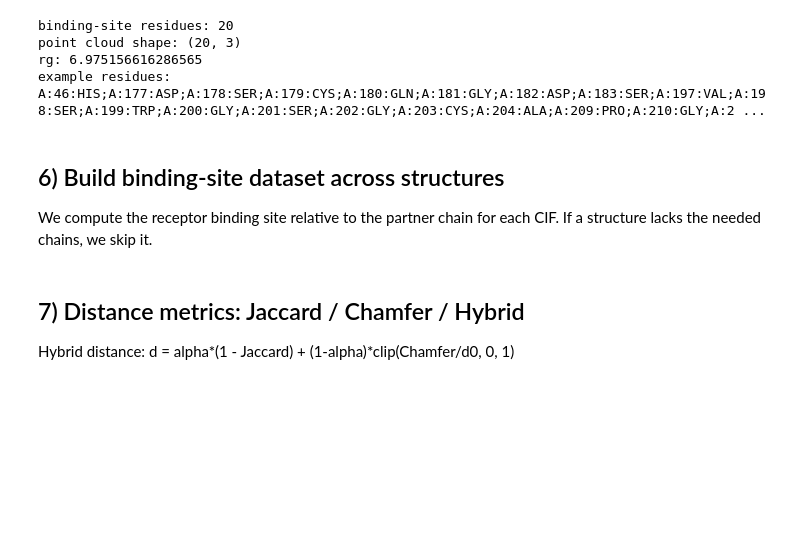
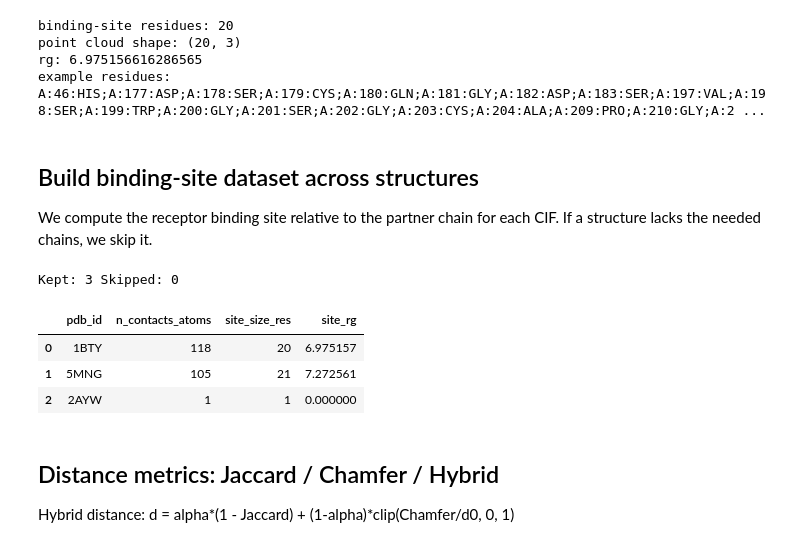
Before and after one commit to WenyueDai/Playground_biotite_atomworks_small, a Jupyter notebook: 20260201_enzyme_binding_cluster.ipynb, the cells around one changed output. Cells and saved outputs as stored; diff of their text form; code cells hidden in the pictures; blank space fills up the shorter version.

Commit message:
biotite atom2svg

```diff
--- a/20260201_enzyme_binding_cluster.ipynb
+++ b/20260201_enzyme_binding_cluster.ipynb
@@ -255,23 +288,12 @@ def _norm_ins(x):
     return '' if (x is None or str(x).strip() == '') else str(x)
 
 def residue_keys(atom_array):
-    cats = set(atom_array.get_annotation_categories())
-    if "ins_code" in cats:
-        ins = [_norm_ins(x) for x in atom_array.ins_code]
-    else:
-        ins = [""] * len(atom_array)
-    # Return a plain Python list of tuples (hashable, predictable)
+    ins = [_norm_ins(x) for x in atom_array.ins_code]
     return list(zip(map(str, atom_array.chain_id), map(int, atom_array.res_id), ins))
 
-
-def binding_site_repr(receptor: struc.AtomArray, receptor_contact_mask: np.ndarray) -> dict:
-    cats = set(receptor.get_annotation_categories())
-    has_resn = 'res_name' in cats
-    has_ins = 'ins_code' in cats
-
+def binding_site_repr(receptor, receptor_contact_mask):
     keys = residue_keys(receptor)  # list[tuple]
     hit = {keys[i] for i in np.where(receptor_contact_mask)[0]}
-
 
     if not hit:
         return {
@@ -284,9 +306,7 @@ def binding_site_repr(receptor: struc.AtomArray, receptor_contact_mask: np.ndarr
             'site_rg': np.nan,
         }
 
-    ins_arr = None
-    if has_ins:
-        ins_arr = np.array([_norm_ins(x) for x in receptor.ins_code], dtype=object)
+    ins_arr = np.array([_norm_ins(x) for x in receptor.ins_code], dtype=object)
 
     def key_sort(k):
         ch, rid, ins = k
@@ -299,12 +319,11 @@ def binding_site_repr(receptor: struc.AtomArray, receptor_contact_mask: np.ndarr
     for ch, rid, ins in sorted(hit, key=key_sort):
         ins_s = _norm_ins(ins)
         m = (receptor.chain_id == ch) & (receptor.res_id == rid)
-        if has_ins:
-            m = m & (ins_arr == ins_s)
+        m = m & (ins_arr == ins_s)
         if not np.any(m):
             continue
 
-        resn = str(receptor.res_name[m][0]) if has_resn else 'UNK'
+        resn = str(receptor.res_name[m][0])
         resi_str = f"{ch}:{int(rid)}{ins_s}"
 
         m_ca = m & (receptor.atom_name == 'CA')
@@ -350,50 +369,52 @@ point cloud shape: (20, 3)
 rg: 6.975156616286565
 example residues: A:46:HIS;A:177:ASP;A:178:SER;A:179:CYS;A:180:GLN;A:181:GLY;A:182:ASP;A:183:SER;A:197:VAL;A:198:SER;A:199:TRP;A:200:GLY;A:201:SER;A:202:GLY;A:203:CYS;A:204:ALA;A:209:PRO;A:210:GLY;A:2 ...
 # %% [markdown]
-## 6) Build binding-site dataset across structures
+## Build binding-site dataset across structures
 
 We compute the receptor binding site relative to the partner chain for each CIF.
 If a structure lacks the needed chains, we skip it.
 # %%
 MIN_CONTACTS_KEEP = 1
 
 rows = []
 skipped = []
-for p in cif_paths:
+for p in cif_paths_with_ben:
     aa = safe_parse_cif(p, ASSEMBLY_ID)
-    if aa is None:
-        skipped.append((p.name, 'parse_failed'))
-        continue
-    rec = select_chain_polymer_atoms(aa, RECEPTOR_CHAIN)
-    par = select_chain_polymer_atoms(aa, PARTNER_CHAIN)
-    if len(rec) == 0 or len(par) == 0:
-        skipped.append((p.name, 'missing_chain'))
-        continue
+    rec = aa[aa.chain_id == 'A']
+    par = aa[aa.res_name == 'BEN']
 
     nC, dmin, nclash, rec_mask, par_mask = interface_masks(rec, par)
+
     if nC < MIN_CONTACTS_KEEP:
         skipped.append((p.name, 'too_few_contacts'))
         continue
 
     site = binding_site_repr(rec, rec_mask)
+
     rows.append({
         'path': str(p.resolve()),
         'pdb_id': p.stem.upper(),
         'n_contacts_atoms': int(nC),
         'min_dist_A': float(dmin),
         'clash_count_atoms': int(nclash),
         'site_size_res': int(len(site['site_set'])),
         'site_set': site['site_set'],
         'site_points': site['site_points'],
         'site_rg': site['site_rg'],
         'site_resi_resn': site['site_resi_resn'],
     })
 
 df = pd.DataFrame(rows)
 print('Kept:', len(df), 'Skipped:', len(skipped))
 df[['pdb_id','n_contacts_atoms','site_size_res','site_rg']].head(10)
+# %% [output]
+Kept: 3 Skipped: 0
+|  | pdb_id | n_contacts_atoms | site_size_res | site_rg |
+| 0 | 1BTY | 118 | 20 | 6.975157 |
+| 1 | 5MNG | 105 | 21 | 7.272561 |
+| 2 | 2AYW | 1 | 1 | 0.000000 |
 # %% [markdown]
-## 7) Distance metrics: Jaccard / Chamfer / Hybrid
+## Distance metrics: Jaccard / Chamfer / Hybrid
 
 Hybrid distance:
 d = alpha*(1 - Jaccard) + (1-alpha)*clip(Chamfer/d0, 0, 1)
```
Also changed, not shown: parts of 8 cells of this notebook, 2 other files.
